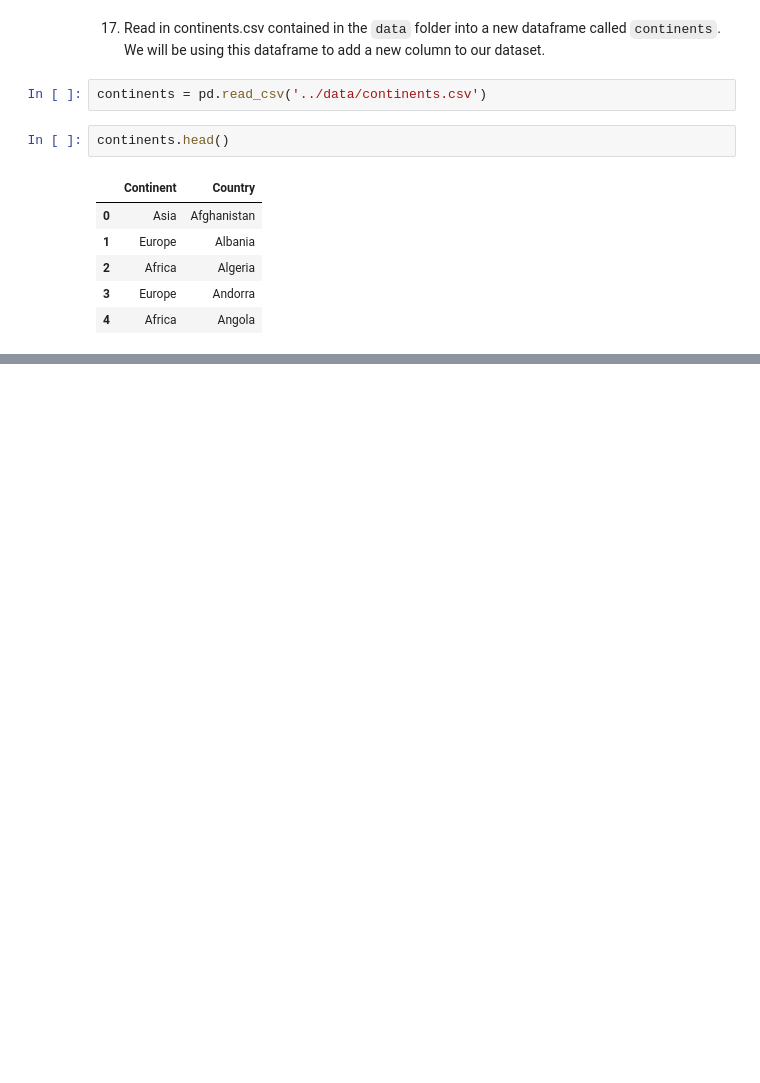
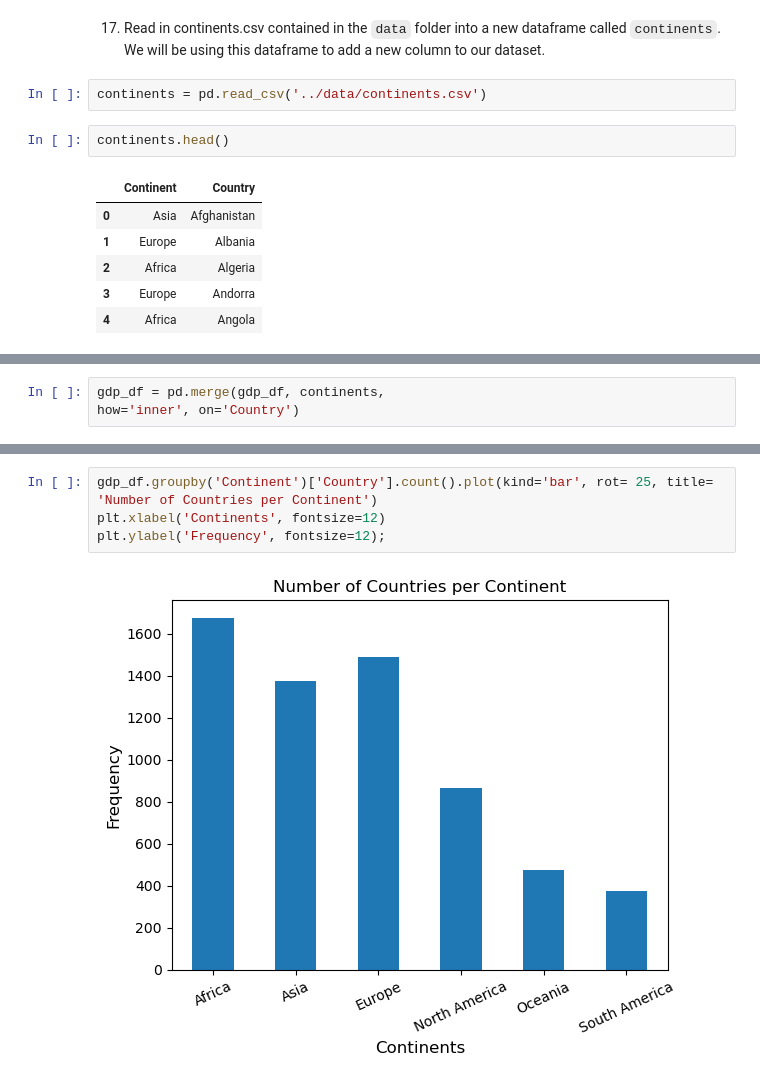
Before and after one commit to nss-data-science-cohort-9/un-exploration-Grantalan, a Jupyter notebook: notebooks/UN_Data_Exploration.ipynb, the cells around one changed output, grey strips where cells are left out. Cells and saved outputs as stored; diff of their text form; blank space fills up the shorter version.

```diff
--- a/notebooks/UN_Data_Exploration.ipynb
+++ b/notebooks/UN_Data_Exploration.ipynb
@@ -353,0 +328,3 @@ continents.head()
+# %%
+gdp_df = pd.merge(gdp_df, continents,
+how='inner', on='Country')
@@ -353,0 +353,6 @@ continents.head()
+# %%
+gdp_df.groupby('Continent')['Country'].count().plot(kind='bar', rot= 25, title= 'Number of Countries per Continent')
+plt.xlabel('Continents', fontsize=12)
+plt.ylabel('Frequency', fontsize=12);
+# %% [output]
+[figure, added]
```
Also changed, not shown: parts of 6 cells of this notebook.
